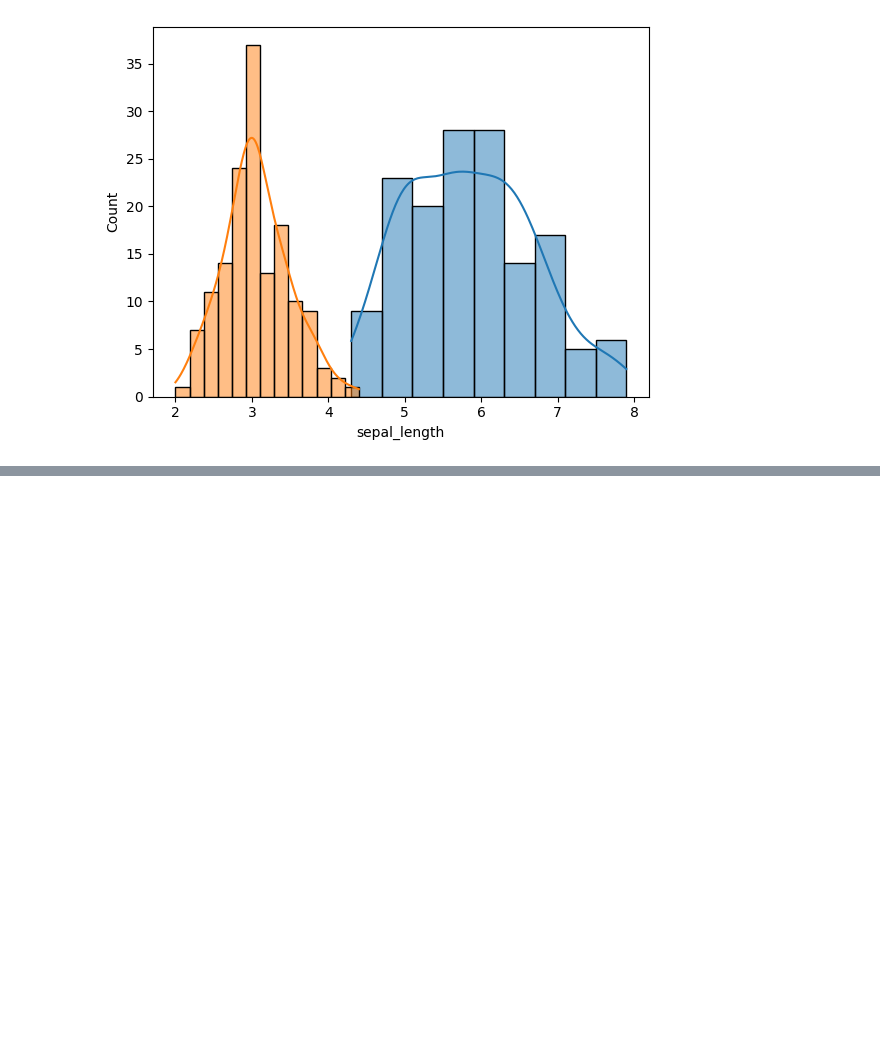
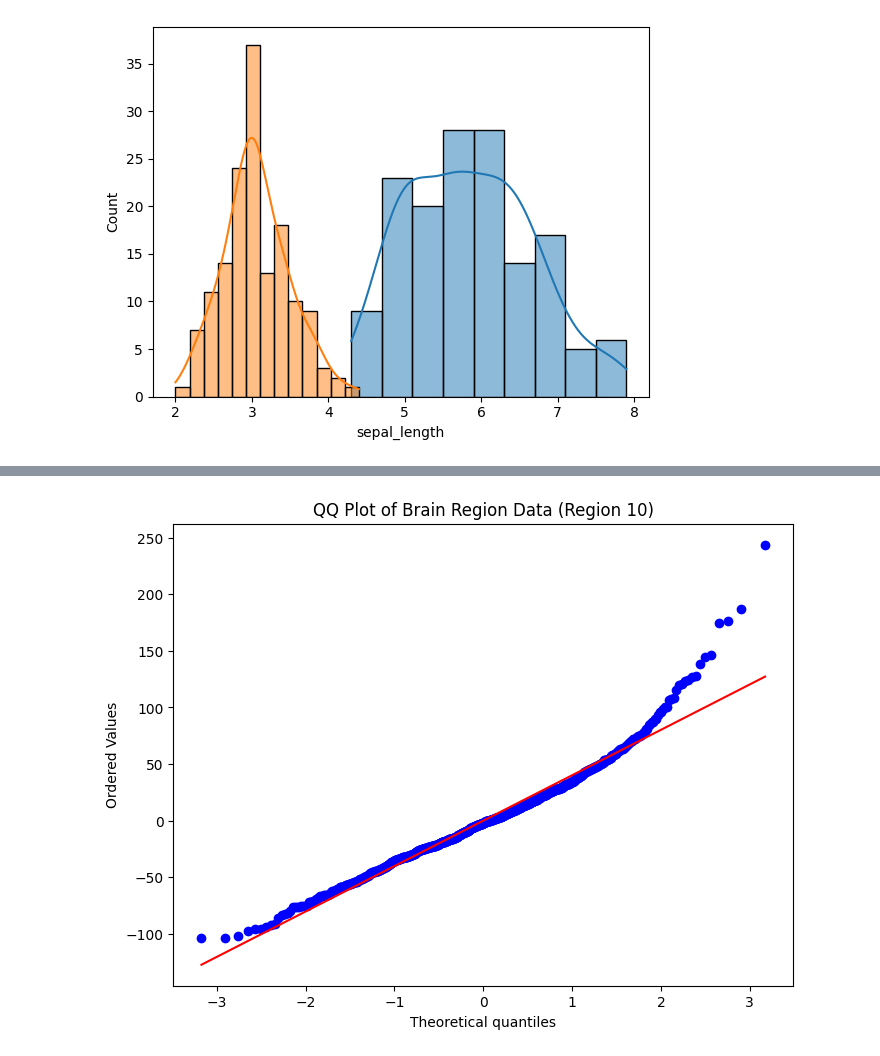
Before and after one commit to svgoudar/data_science_tutorial, a Jupyter notebook: Data_visualization.ipynb, the cells around one changed output, grey strips where cells are left out. Cells and saved outputs as stored; diff of their text form; code cells hidden in the pictures; blank space fills up the shorter version.

```diff
--- a/Data_visualization.ipynb
+++ b/Data_visualization.ipynb
@@ -62,0 +166,20 @@ sbn.histplot(iris.sepal_width, kde=True)
+# %%
+import seaborn as sns
+import matplotlib.pyplot as plt
+import scipy.stats as stats
+
+# Load the dataset
+networks = sns.load_dataset('brain_networks', header=[0, 1, 2], index_col=1)
+
+# Select a specific brain region's data
+region_data = networks.iloc[:, 10]  # Arbitrary selection of a region
+
+# Create a QQ plot
+plt.figure(figsize=(8, 6))
+stats.probplot(region_data.dropna(), dist="norm", plot=plt)
+
+# Add title and labels
+plt.title('QQ Plot of Brain Region Data (Region 10)')
+plt.show()
+# %% [output]
+[figure, added]
```
Also changed, not shown: parts of 7 cells of this notebook, 1 other file.
